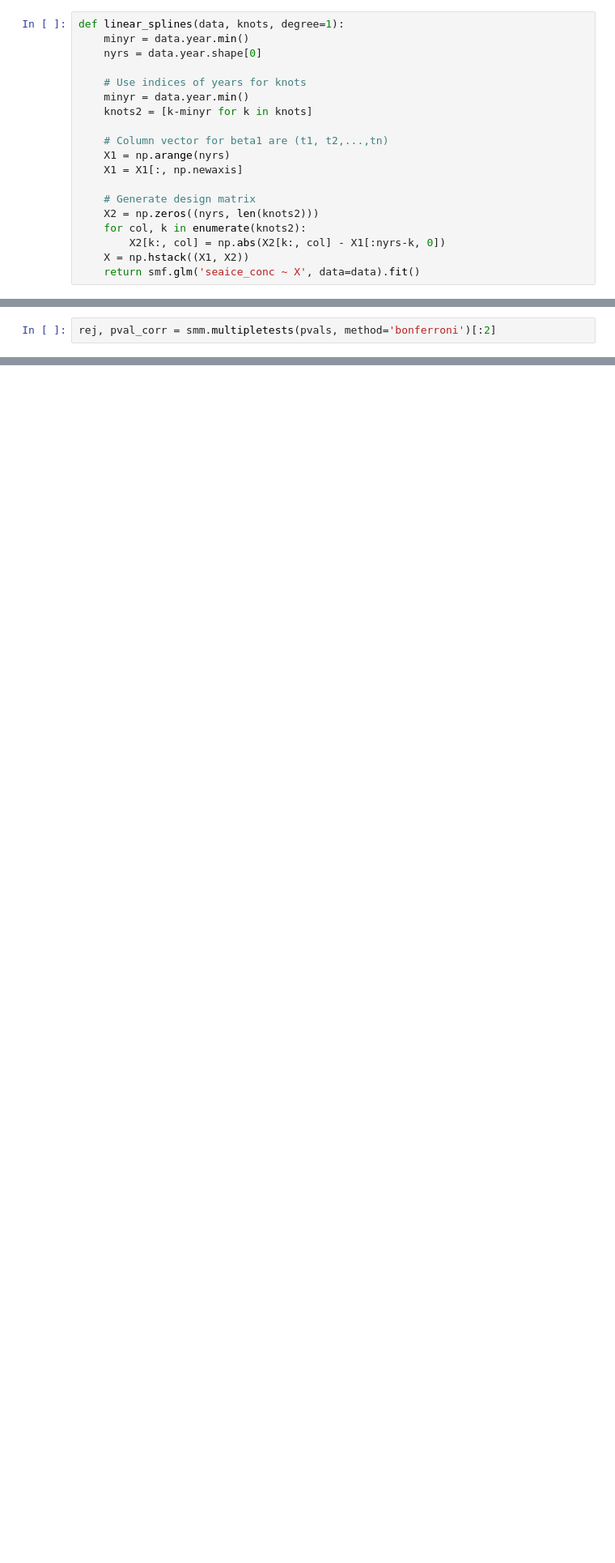
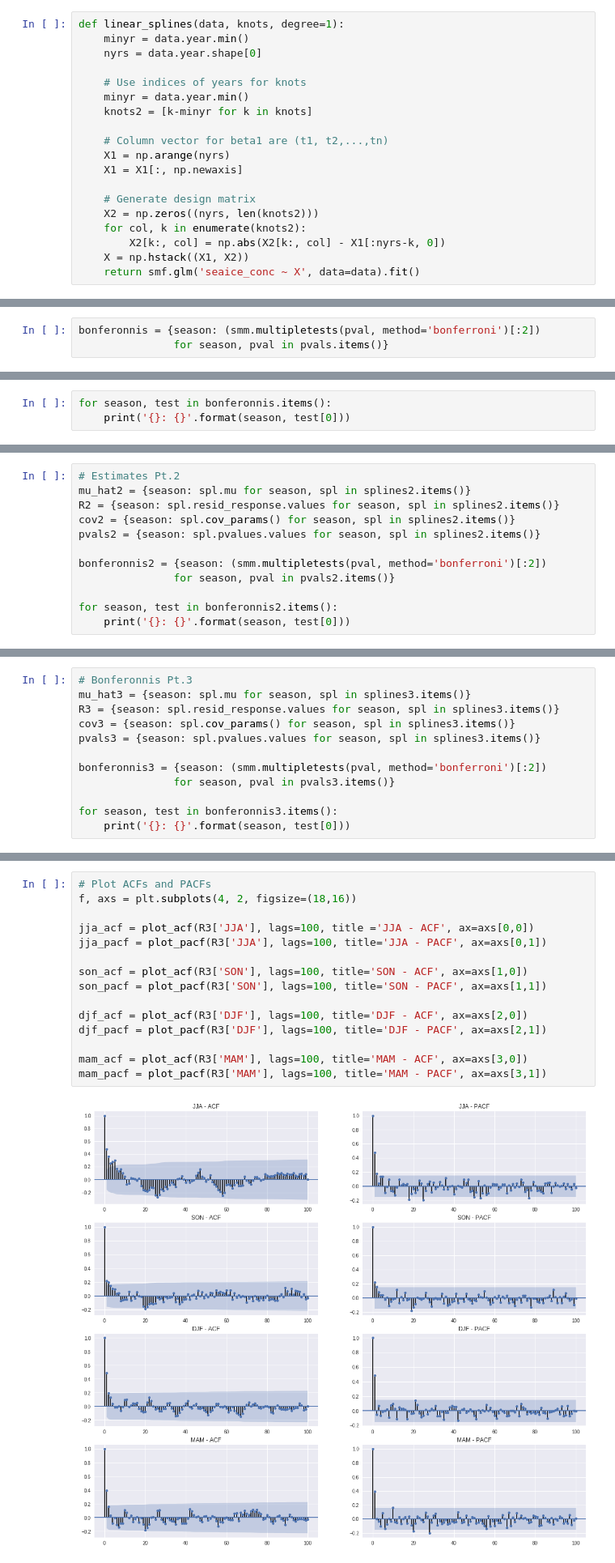
Before and after one commit to hfloresr/ArcticSea, a Jupyter notebook: seaice_splines.ipynb, the cells around one changed output, grey strips where cells are left out. Shown at 81% size. Cells and saved outputs as stored; diff of their text form; blank space fills up the shorter version.

```diff
--- a/seaice_splines.ipynb
+++ b/seaice_splines.ipynb
@@ -121,2 +130,3 @@ Generalized Linear Model Regression Results
 # %%
-rej, pval_corr = smm.multipletests(pvals, method='bonferroni')[:2]
+bonferonnis = {season: (smm.multipletests(pval, method='bonferroni')[:2])
+               for season, pval in pvals.items()}
@@ -144,0 +133,3 @@ array([ 1.        ,  0.3642397 ,  0.23420376,  0.10600597,  0.14342696,
+# %%
+for season, test in bonferonnis.items():
+    print('{}: {}'.format(season, test[0]))
@@ -144,0 +164,12 @@ array([ 1.        ,  0.3642397 ,  0.23420376,  0.10600597,  0.14342696,
+# %%
+# Estimates Pt.2
+mu_hat2 = {season: spl.mu for season, spl in splines2.items()}
+R2 = {season: spl.resid_response.values for season, spl in splines2.items()}
+cov2 = {season: spl.cov_params() for season, spl in splines2.items()}
+pvals2 = {season: spl.pvalues.values for season, spl in splines2.items()}
+
+bonferonnis2 = {season: (smm.multipletests(pval, method='bonferroni')[:2])
+               for season, pval in pvals2.items()}
+
+for season, test in bonferonnis2.items():
+    print('{}: {}'.format(season, test[0]))
@@ -144,0 +204,12 @@ array([ 1.        ,  0.3642397 ,  0.23420376,  0.10600597,  0.14342696,
+# %%
+# Bonferonnis Pt.3
+mu_hat3 = {season: spl.mu for season, spl in splines3.items()}
+R3 = {season: spl.resid_response.values for season, spl in splines3.items()}
+cov3 = {season: spl.cov_params() for season, spl in splines3.items()}
+pvals3 = {season: spl.pvalues.values for season, spl in splines3.items()}
+
+bonferonnis3 = {season: (smm.multipletests(pval, method='bonferroni')[:2])
+               for season, pval in pvals3.items()}
+
+for season, test in bonferonnis3.items():
+    print('{}: {}'.format(season, test[0]))
@@ -144,0 +221,17 @@ array([ 1.        ,  0.3642397 ,  0.23420376,  0.10600597,  0.14342696,
+# %%
+# Plot ACFs and PACFs
+f, axs = plt.subplots(4, 2, figsize=(18,16))
+
+jja_acf = plot_acf(R3['JJA'], lags=100, title ='JJA - ACF', ax=axs[0,0])
+jja_pacf = plot_pacf(R3['JJA'], lags=100, title='JJA - PACF', ax=axs[0,1])
+
+son_acf = plot_acf(R3['SON'], lags=100, title='SON - ACF', ax=axs[1,0])
+son_pacf = plot_pacf(R3['SON'], lags=100, title='SON - PACF', ax=axs[1,1])
+
+djf_acf = plot_acf(R3['DJF'], lags=100, title='DJF - ACF', ax=axs[2,0])
+djf_pacf = plot_pacf(R3['DJF'], lags=100, title='DJF - PACF', ax=axs[2,1])
+
+mam_acf = plot_acf(R3['MAM'], lags=100, title='MAM - ACF', ax=axs[3,0])
+mam_pacf = plot_pacf(R3['MAM'], lags=100, title='MAM - PACF', ax=axs[3,1])
+# %% [output]
+[figure, added]
```
Also changed, not shown: parts of 23 cells of this notebook.
